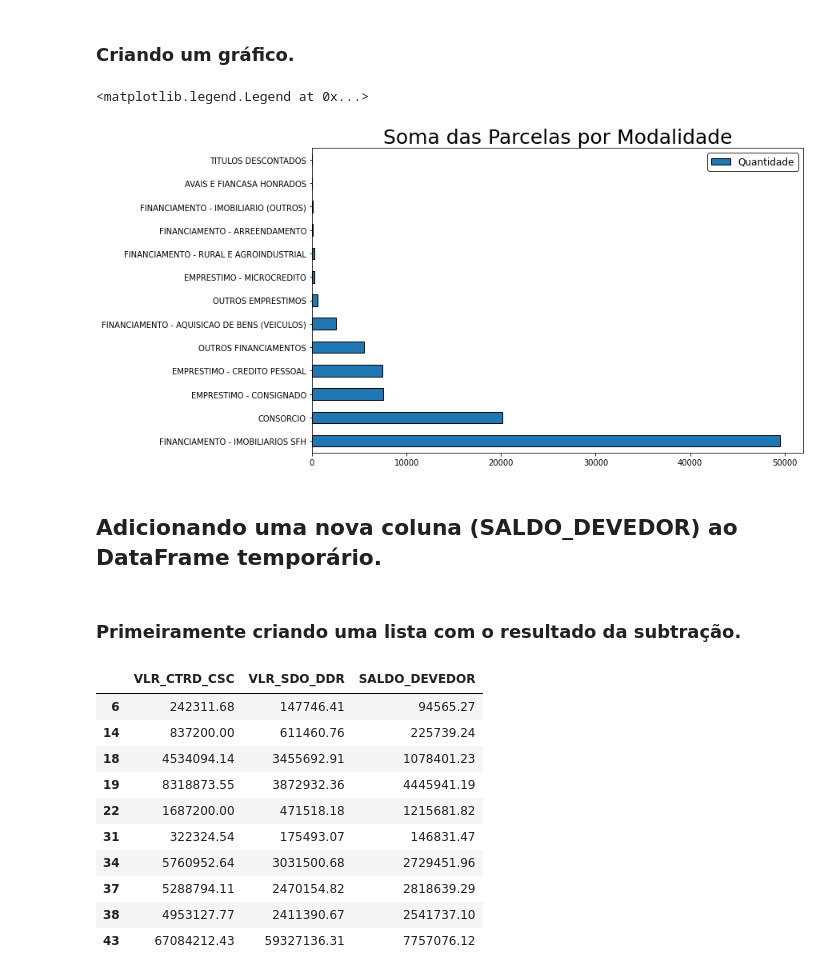
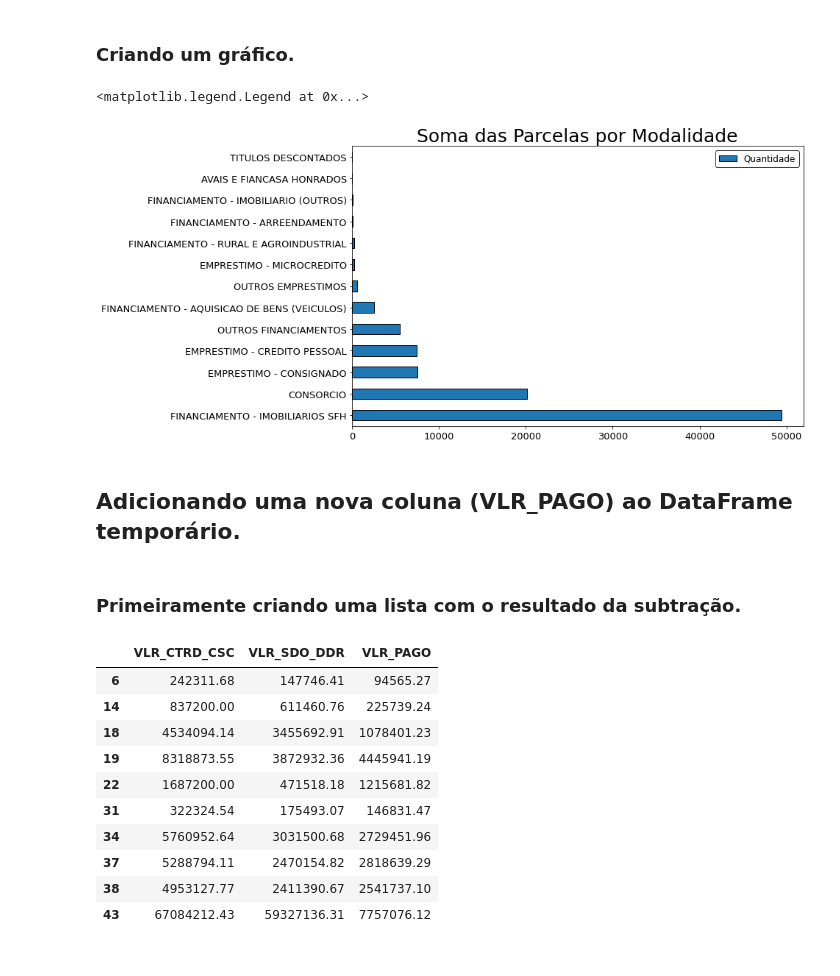
Before and after one commit to ThallesTorres/Projeto_SPC, a Jupyter notebook: SPRINT 2/Analise_STG_OPR_ITT.ipynb, the cells around one changed output. Saved outputs shown, nothing was run; the diff lists cells and outputs as text; code cells hidden in the pictures.

```diff
--- a/SPRINT 2/Analise_STG_OPR_ITT.ipynb
+++ b/SPRINT 2/Analise_STG_OPR_ITT.ipynb
@@ -340,16 +390,16 @@ soma_parcela_por_mdl
 # %% [markdown]
 ### Criando um gráfico.
 # %%
-soma_parcela_por_mdl.plot(kind = 'barh', edgecolor='black')
+soma_parcela_por_mdl.plot(kind = 'barh', edgecolor='black', fontsize = 13)
 plt.title("Soma das Parcelas por Modalidade", size=25); # Adicionando um título.
 plt.xlabel('', size=15); # Nomeando o eixo X.
 plt.ylabel('', size=15); # Nomeando o eixo Y.
 plt.legend(['Quantidade'], fontsize = 'large', edgecolor = 'black') # Configurando a legenda.
 # %% [output]
 <matplotlib.legend.Legend at 0x...>
-[figure, old version]
+[figure, new version]
 # %% [markdown]
-## Adicionando uma nova coluna (SALDO_DEVEDOR) ao DataFrame temporário.
+## Adicionando uma nova coluna (VLR_PAGO) ao DataFrame temporário.
 # %% [markdown]
 ### Primeiramente criando uma lista com o resultado da subtração.
 # %%
@@ -363,10 +413,10 @@ for index in analisar.index: # Efeituando a conta e jogando o resultado na lista
     total.append(round(analisar['VLR_CTRD_CSC'][index] - analisar['VLR_SDO_DDR'][index], 2))
 
 
-analisar['SALDO_DEVEDOR'] = total # Adicionando a lista.
+analisar['VLR_PAGO'] = total # Adicionando a lista.
 analisar.head(10)
 # %% [output]
-|  | VLR_CTRD_CSC | VLR_SDO_DDR | SALDO_DEVEDOR |
+|  | VLR_CTRD_CSC | VLR_SDO_DDR | VLR_PAGO |
 | 6 | 242311.68 | 147746.41 | 94565.27 |
 | 14 | 837200.00 | 611460.76 | 225739.24 |
 | 18 | 4534094.14 | 3455692.91 | 1078401.23 |
```
Also changed, not shown: parts of 19 cells of this notebook.
